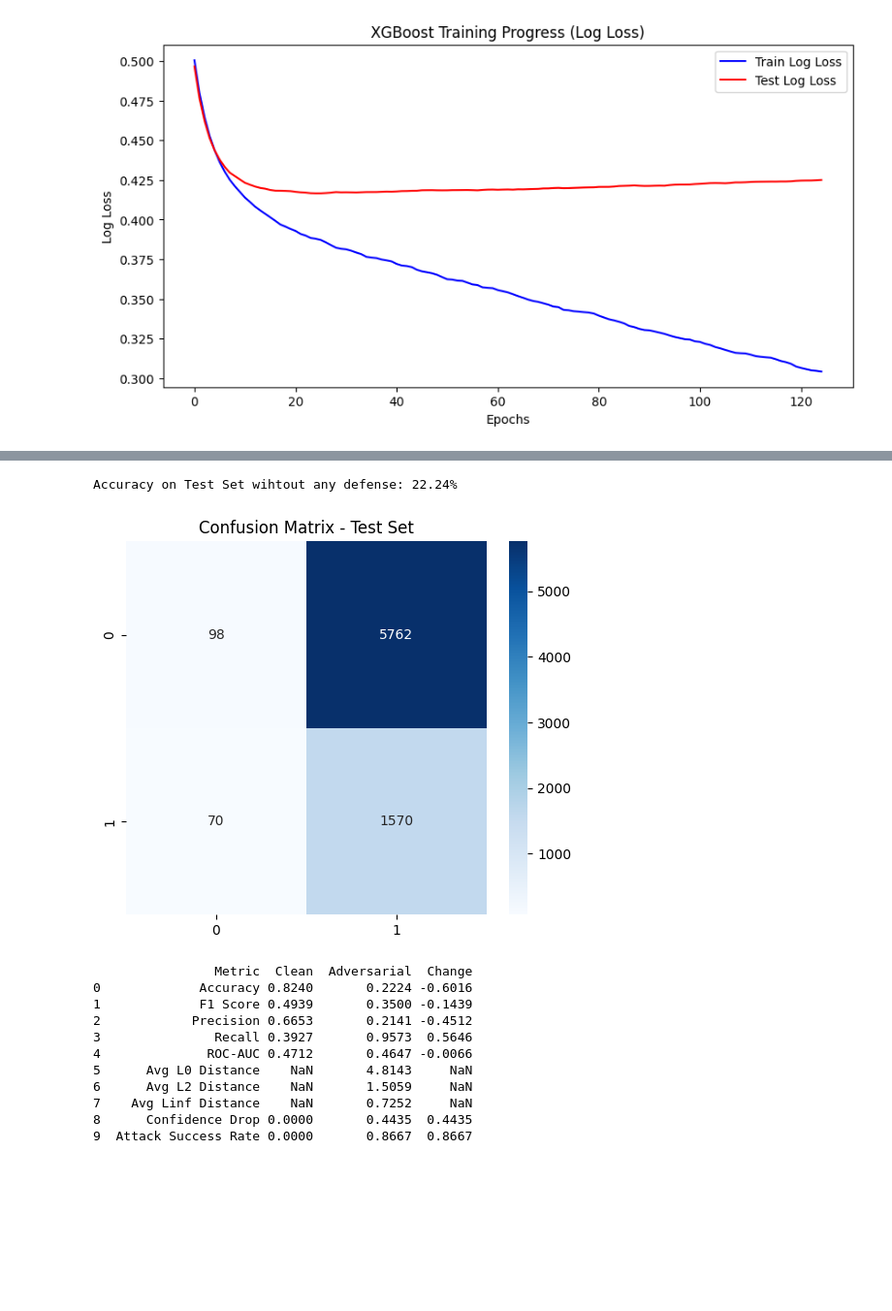
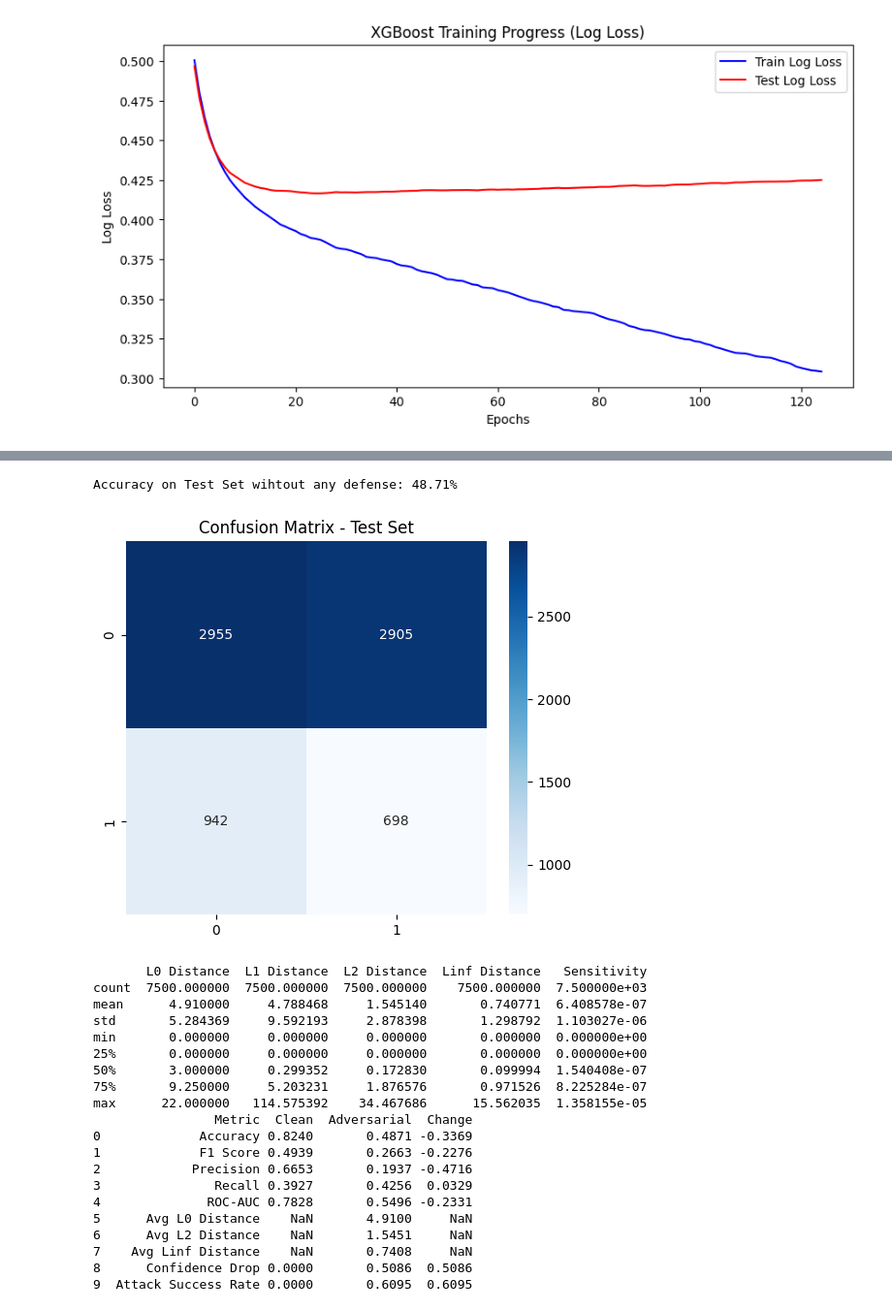
Before and after one commit to Jui1337/responsible-ai-security, a Jupyter notebook: RAI-implementation/baseline-model-attack.ipynb, the cells around one changed output, grey strips where cells are left out. Shown at 97% size. Cells and saved outputs as stored; diff of their text form; code cells hidden in the pictures; blank space fills up the shorter version.

Commit message:
evaluation code for attacks added

```diff
--- a/RAI-implementation/baseline-model-attack.ipynb
+++ b/RAI-implementation/baseline-model-attack.ipynb
@@ -78,7 +87,6 @@ ValueError: Specifying the columns using strings is only supported for pandas Da
 # %%
-import numpy as np
 
-def calculate_metrics(adv_numpy, sample_numpy, adv_numpy_cont, train_mean, train_cov_matrix, threshold, std):
+def calculate_metrics(adv_numpy, sample_numpy, std):
     """
     Calculate attack metrics between adversarial and clean samples.
 
@@ -121,6 +129,6 @@ def calculate_metrics(adv_numpy, sample_numpy, adv_numpy_cont, train_mean, train
         "Sensitivity": sens,
     }
 
-metrics = calculate_metrics(x_train_adv, pipeline.named_steps['preprocessor'].transform(X_test),None, train_mean, train_cov_matrix, 95, train_std)
+metrics = calculate_metrics(x_train_adv, pipeline.named_steps['preprocessor'].transform(X_test), train_std)
 print(metrics)
 # %% [output]
@@ -166,6 +171,27 @@ from sklearn.model_selection import train_test_split
 # Predictions on the test set (which is actually adversarial)
 y_adv_pred = model_baseline.predict(x_train_adv)
 y_adv_proba = model_baseline.predict_proba(x_train_adv).max(axis=1)
+
+# Preprocess clean test data
+X_test_proc = pipeline.named_steps['preprocessor'].transform(X_test)
+x_train_adv_np = np.array(x_train_adv)
+
+# Safety check
+assert X_test_proc.shape == x_train_adv_np.shape, "Shape mismatch between clean and adversarial sets."
+
+# Loop over each (clean, adversarial) pair and compute metrics
+all_metrics = [
+    calculate_metrics(adv_sample, clean_sample, train_std)
+    for adv_sample, clean_sample in zip(x_train_adv_np, X_test_proc)
+]
+
+# Convert results to DataFrame
+results_df = pd.DataFrame(all_metrics)
+
+# Summary metrics
+avg_l0 = results_df["L0 Distance"].mean()
+avg_l2 = results_df["L2 Distance"].mean()
+avg_linf = results_df["Linf Distance"].mean()
 
 # Compute accuracy on the test set
 accuracy_test = accuracy_score(y_test, y_adv_pred)
@@ -186,10 +212,8 @@ confidence_drop = np.mean(y_adv_proba - y_proba)
 # Attack success rate
 attack_success_rate = np.mean(y_pred_baseline != y_adv_pred)
 
-# Average perturbation magnitudes
-avg_l2 = results_df["L2 Distance"].mean()
-avg_l0 = results_df["L0 Distance"].mean()
-avg_linf = results_df["Linf Distance"].mean()
+# (Optional) Print full summary
+print(results_df.describe())
 
 # Metrics
 metrics_table = pd.DataFrame({
@@ -211,46 +235,55 @@ metrics_table = pd.DataFrame({
         precision_score(y_test, y_pred_baseline),
         recall_score(y_test, y_pred_baseline),
         roc_auc_score(y_test, model_baseline.predict_proba(X_test_proc)[:, 1]),
         np.nan,  # L0 not meaningful for clean
         np.nan,  # L2 not meaningful for clean
         np.nan,  # Linf not meaningful for clean
         0.0,     # No confidence drop on clean
         0.0
     ],
     "Adversarial": [
         accuracy_score(y_test, y_adv_pred),
         f1_score(y_test, y_adv_pred),
         precision_score(y_test, y_adv_pred),
         recall_score(y_test, y_adv_pred),
         roc_auc_score(y_test, model_baseline.predict_proba(x_train_adv)[:, 1]),
         avg_l0,
         avg_l2,
         avg_linf,
         confidence_drop,
         attack_success_rate
     ]
 })
 
 # Compute change for interpretation
 metrics_table["Change"] = metrics_table["Adversarial"] - metrics_table["Clean"]
 
 # Format table
 pd.options.display.float_format = '{:.4f}'.format
 print(metrics_table)
 # %% [output]
-Accuracy on Test Set wihtout any defense: 22.24%
+Accuracy on Test Set wihtout any defense: 48.71%
-[figure, old version]
+[figure, new version]
+       L0 Distance  L1 Distance  L2 Distance  Linf Distance   Sensitivity
+count  7500.000000  7500.000000  7500.000000    7500.000000  7.500000e+03
+mean      4.910000     4.788468     1.545140       0.740771  6.408578e-07
+std       5.284369     9.592193     2.878398       1.298792  1.103027e-06
+min       0.000000     0.000000     0.000000       0.000000  0.000000e+00
+25%       0.000000     0.000000     0.000000       0.000000  0.000000e+00
+50%       3.000000     0.299352     0.172830       0.099994  1.540408e-07
+75%       9.250000     5.203231     1.876576       0.971526  8.225284e-07
+max      22.000000   114.575392    34.467686      15.562035  1.358155e-05
                 Metric  Clean  Adversarial  Change
-0             Accuracy 0.8240       0.2224 -0.6016
-1             F1 Score 0.4939       0.3500 -0.1439
-2            Precision 0.6653       0.2141 -0.4512
-3               Recall 0.3927       0.9573  0.5646
-4              ROC-AUC 0.4712       0.4647 -0.0066
-5      Avg L0 Distance    NaN       4.8143     NaN
-6      Avg L2 Distance    NaN       1.5059     NaN
-7    Avg Linf Distance    NaN       0.7252     NaN
-8      Confidence Drop 0.0000       0.4435  0.4435
-9  Attack Success Rate 0.0000       0.8667  0.8667
+0             Accuracy 0.8240       0.4871 -0.3369
+1             F1 Score 0.4939       0.2663 -0.2276
+2            Precision 0.6653       0.1937 -0.4716
+3               Recall 0.3927       0.4256  0.0329
+4              ROC-AUC 0.7828       0.5496 -0.2331
+5      Avg L0 Distance    NaN       4.9100     NaN
+6      Avg L2 Distance    NaN       1.5451     NaN
+7    Avg Linf Distance    NaN       0.7408     NaN
+8      Confidence Drop 0.0000       0.5086  0.5086
+9  Attack Success Rate 0.0000       0.6095  0.6095
 # %%
 def label_flip_attack(y_train: np.ndarray, flip_percent: float) -> np.ndarray:
     """
```
Also changed, not shown: parts of 7 cells of this notebook, 2 other files.
